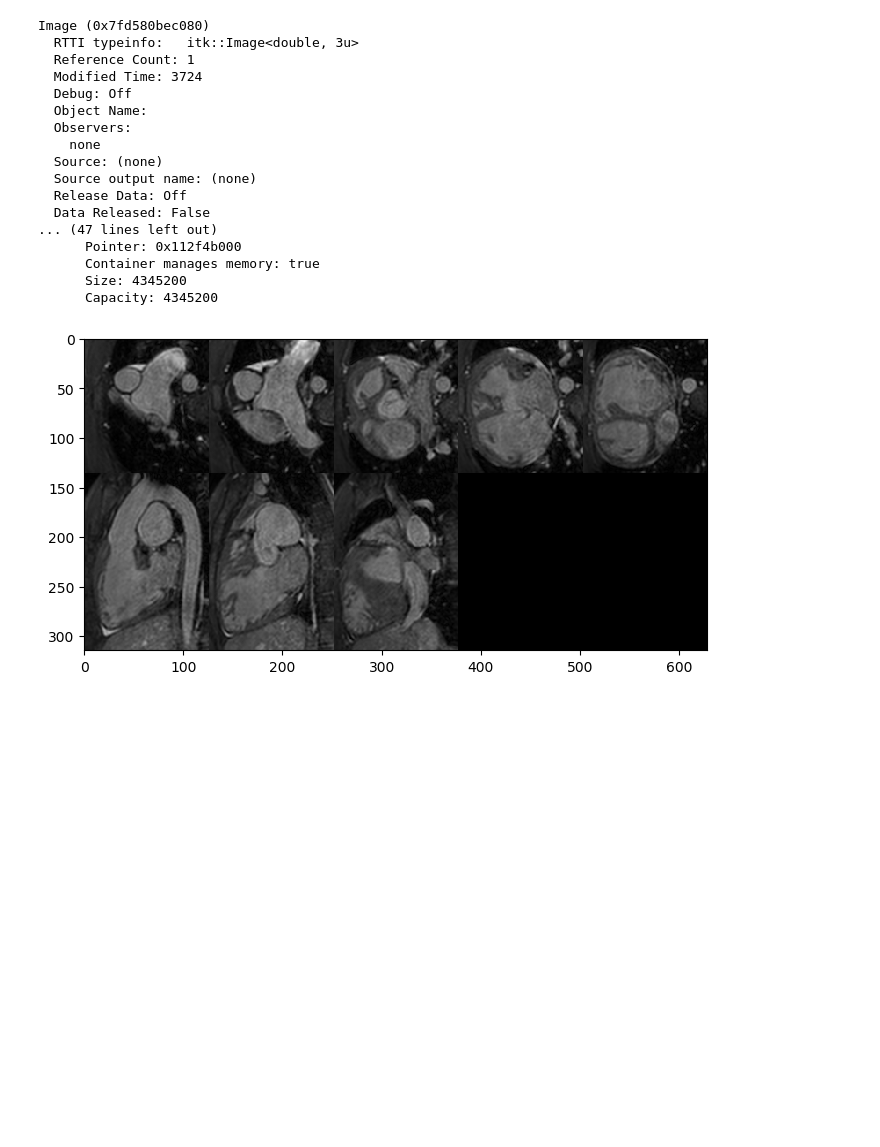
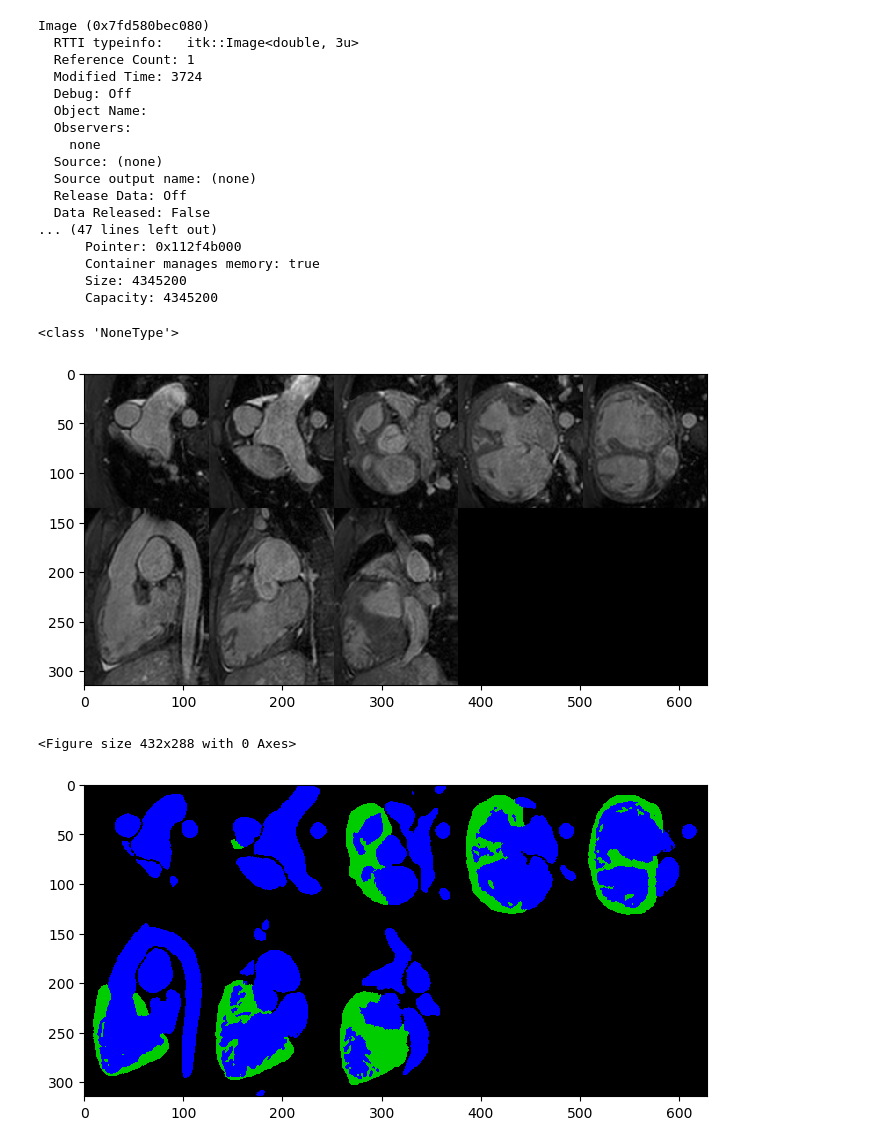
Before and after one commit to yukeyi/MCDS-Capstone, a Jupyter notebook: visualize.ipynb, the cells around one changed output. Drawn from its saved outputs; the diff is of its cells as text; code cells hidden in the pictures; blank space fills up the shorter version.

Commit message:
Enh: add one line for visualize labels

```diff
--- a/visualize.ipynb
+++ b/visualize.ipynb
@@ -80,7 +80,7 @@ Image (0x7fd580bec080)
       Capacity: 4345200
 # %%
 # Code from https://simpleitk-prototype.readthedocs.io/en/latest/user_guide/myshow.html
-def myshow(img, title=None, margin=0.05, dpi=80):
+def myshow(img,title=None, margin=0.05, dpi=80):
     nda = sitk.GetArrayFromImage(img)
     spacing = img.GetSpacing()
 
@@ -121,7 +121,7 @@ def myshow(img, title=None, margin=0.05, dpi=80):
     if(title):
         plt.title(title)
 
-    plt.show()
+    return plt.figure()
 
 
 def myshow3d(img, xslices=[], yslices=[], zslices=[], title=None, margin=0.05,
@@ -164,7 +164,17 @@ def myshow3d(img, xslices=[], yslices=[], zslices=[], title=None, margin=0.05,
 
     myshow(img, title, margin, dpi)
 # %%
-myshow3d(heart, yslices=range(50, size[1] - 50, 20),
+heart_img = myshow3d(heart, yslices=range(50, size[1] - 50, 20),
          zslices=range(50, size[2] - 50, 20), dpi=100)
 # %% [output]
+<class 'NoneType'>
 [figure]
+<Figure size 432x288 with 0 Axes>
+# %%
+heart_label = sitk.ReadImage('truth/training_axial_crop_pat9-label.nii')
+size = heart_label.GetSize()
+# %%
+label_plt = myshow3d(sitk.LabelToRGB(heart_label), yslices=range(50, size[1] - 50, 20),
+         zslices=range(50, size[2] - 50, 20), dpi=100)
+# %% [output]
+[figure, added]
```
